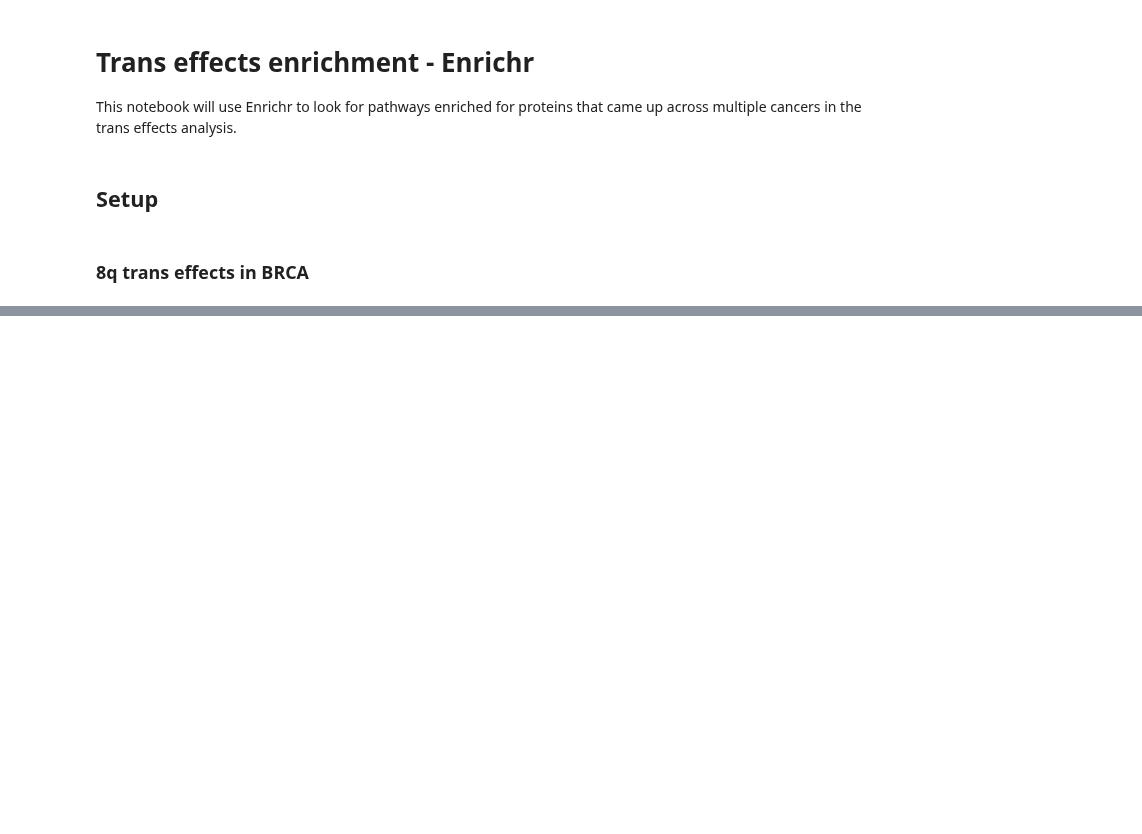
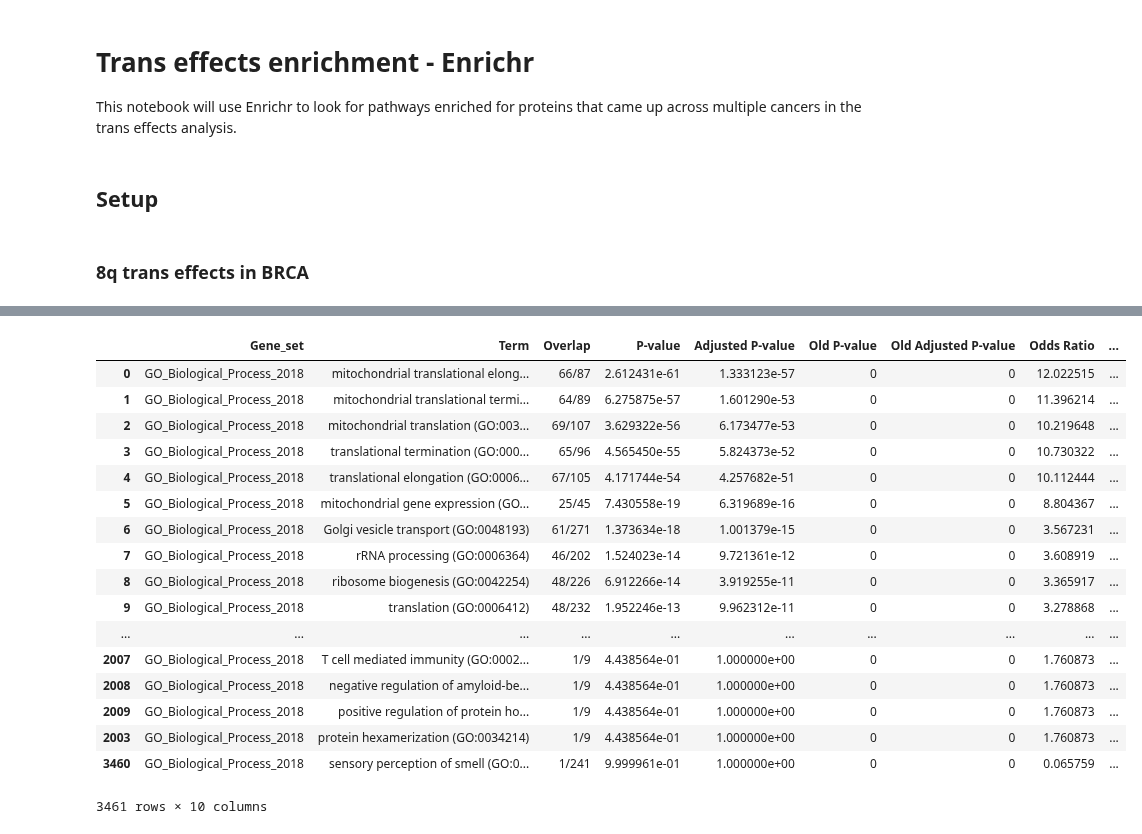
Before and after one commit to PayneLab/pancancerCNV, a Jupyter notebook: chromosome_8/05_enrichment_trans_effects_enrichr.ipynb, the cells around one changed output, grey strips where cells are left out. Saved outputs shown, nothing was run; the diff lists cells and outputs as text; code cells hidden in the pictures; blank space fills up the shorter version.

Commit message:
BRCA chr8 enrichment analysis

```diff
--- a/chromosome_8/05_enrichment_trans_effects_enrichr.ipynb
+++ b/chromosome_8/05_enrichment_trans_effects_enrichr.ipynb
@@ -36,6 +33,27 @@ def run_enrichr(input_file, cancer_type=None):
     )
 
     return enr.res2d.sort_values(by="Adjusted P-value")
+# %%
+def run_enrichr_go(input_file, cancer_type=None):
+
+    input_df = pd.read_csv(input_file, sep="\t")
+
+    if cancer_type is not None:
+        cancer_df = input_df[input_df["cancers"].str.contains(cancer_type)]
+        protein_list = cancer_df["protein"].tolist()
+    else:
+        protein_list = input_df["protein"].tolist()
+
+    enr = gp.enrichr(
+        gene_list=protein_list,
+        gene_sets=["GO_Biological_Process_2018"],
+        organism='Human',
+        description='test_name',
+        outdir=None,
+        cutoff=0.05
+    )
+
+    return enr.res2d.sort_values(by="Adjusted P-value")
 # %% [markdown]
 ### 8q trans effects in BRCA
 # %%
@@ -47,0 +80,21 @@ LookupError: Not validated Enrichr library! Please provide correct organism and
+# %%
+run_enrichr_go("pancancer_summary_8q_trans.tsv", cancer_type="brca")
+# %% [output]
+|  | Gene_set | Term | Overlap | P-value | Adjusted P-value | Old P-value | Old Adjusted P-value | Odds Ratio | ... |
+| 0 | GO_Biological_Process_2018 | mitochondrial translational elong... | 66/87 | 2.612431e-61 | 1.333123e-57 | 0 | 0 | 12.022515 | ... |
+| 1 | GO_Biological_Process_2018 | mitochondrial translational termi... | 64/89 | 6.275875e-57 | 1.601290e-53 | 0 | 0 | 11.396214 | ... |
+| 2 | GO_Biological_Process_2018 | mitochondrial translation (GO:003... | 69/107 | 3.629322e-56 | 6.173477e-53 | 0 | 0 | 10.219648 | ... |
+| 3 | GO_Biological_Process_2018 | translational termination (GO:000... | 65/96 | 4.565450e-55 | 5.824373e-52 | 0 | 0 | 10.730322 | ... |
+| 4 | GO_Biological_Process_2018 | translational elongation (GO:0006... | 67/105 | 4.171744e-54 | 4.257682e-51 | 0 | 0 | 10.112444 | ... |
+| 5 | GO_Biological_Process_2018 | mitochondrial gene expression (GO... | 25/45 | 7.430558e-19 | 6.319689e-16 | 0 | 0 | 8.804367 | ... |
+| 6 | GO_Biological_Process_2018 | Golgi vesicle transport (GO:0048193) | 61/271 | 1.373634e-18 | 1.001379e-15 | 0 | 0 | 3.567231 | ... |
+| 7 | GO_Biological_Process_2018 | rRNA processing (GO:0006364) | 46/202 | 1.524023e-14 | 9.721361e-12 | 0 | 0 | 3.608919 | ... |
+| 8 | GO_Biological_Process_2018 | ribosome biogenesis (GO:0042254) | 48/226 | 6.912266e-14 | 3.919255e-11 | 0 | 0 | 3.365917 | ... |
+| 9 | GO_Biological_Process_2018 | translation (GO:0006412) | 48/232 | 1.952246e-13 | 9.962312e-11 | 0 | 0 | 3.278868 | ... |
+| ... | ... | ... | ... | ... | ... | ... | ... | ... | ... |
+| 2007 | GO_Biological_Process_2018 | T cell mediated immunity (GO:0002... | 1/9 | 4.438564e-01 | 1.000000e+00 | 0 | 0 | 1.760873 | ... |
+| 2008 | GO_Biological_Process_2018 | negative regulation of amyloid-be... | 1/9 | 4.438564e-01 | 1.000000e+00 | 0 | 0 | 1.760873 | ... |
+| 2009 | GO_Biological_Process_2018 | positive regulation of protein ho... | 1/9 | 4.438564e-01 | 1.000000e+00 | 0 | 0 | 1.760873 | ... |
+| 2003 | GO_Biological_Process_2018 | protein hexamerization (GO:0034214) | 1/9 | 4.438564e-01 | 1.000000e+00 | 0 | 0 | 1.760873 | ... |
+| 3460 | GO_Biological_Process_2018 | sensory perception of smell (GO:0... | 1/241 | 9.999961e-01 | 1.000000e+00 | 0 | 0 | 0.065759 | ... |
+3461 rows × 10 columns
```
Also changed, not shown: parts of 3 cells of this notebook, 2 other files.
